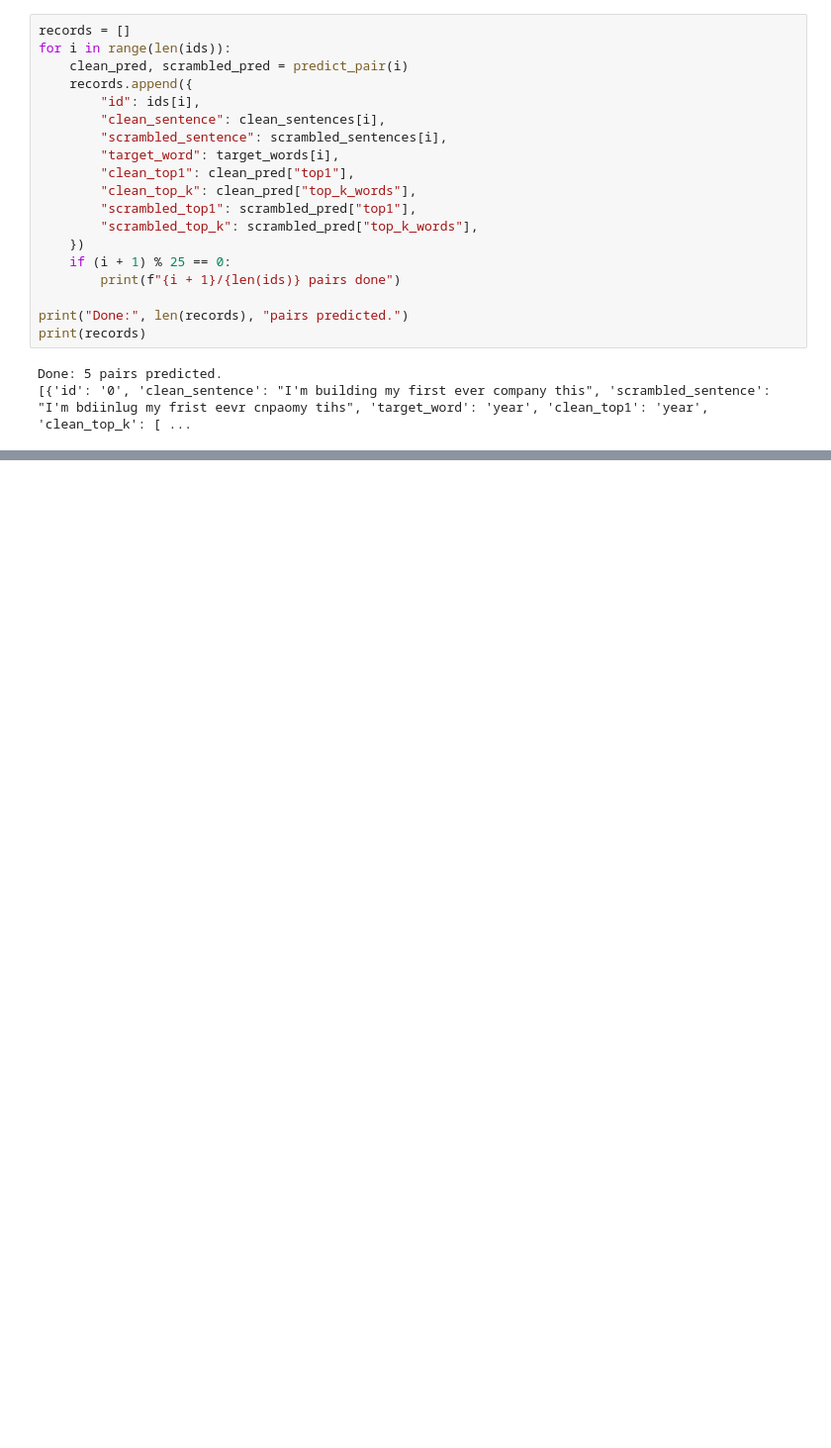
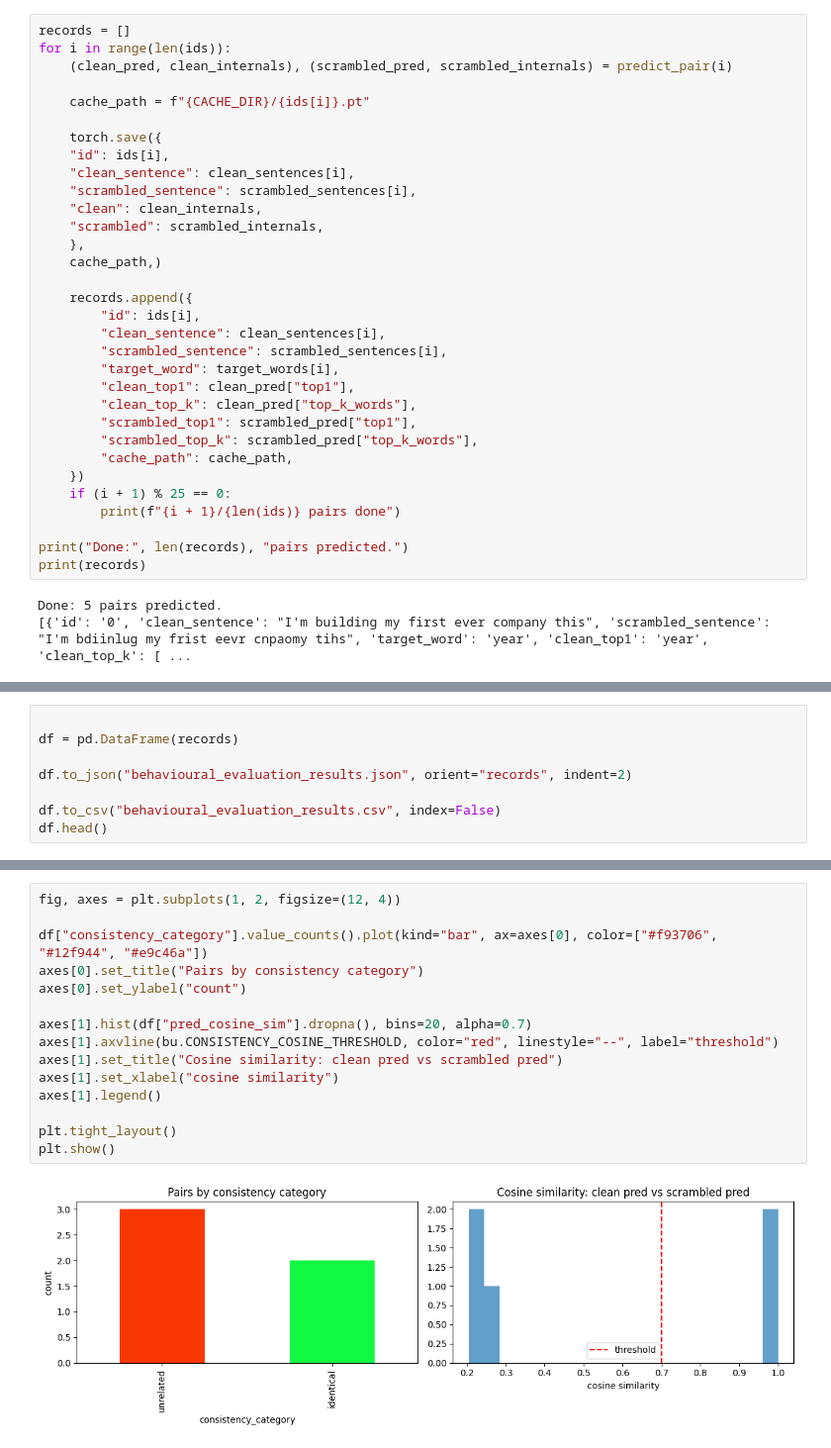
Before and after one commit to Dorcas-Joy-Kahunguka/sequence-modelling, a Jupyter notebook: mechinterp-typoglycemia/notebooks/behavioural-evaluation.ipynb, the cells around one changed output, grey strips where cells are left out. Shown at 99% size. Saved outputs shown, nothing was run; the diff lists cells and outputs as text; blank space fills up the shorter version.

Commit message:
feat: add internals caching, persistence and category analysis

```diff
--- a/mechinterp-typoglycemia/notebooks/behavioural-evaluation.ipynb
+++ b/mechinterp-typoglycemia/notebooks/behavioural-evaluation.ipynb
@@ -136,7 +159,19 @@ target_words ['year', 'day', 'judge', 'grant', 'idea']
 # %%
 records = []
 for i in range(len(ids)):
-    clean_pred, scrambled_pred = predict_pair(i)
+    (clean_pred, clean_internals), (scrambled_pred, scrambled_internals) = predict_pair(i)
+
+    cache_path = f"{CACHE_DIR}/{ids[i]}.pt"
+
+    torch.save({
+    "id": ids[i],
+    "clean_sentence": clean_sentences[i],
+    "scrambled_sentence": scrambled_sentences[i],
+    "clean": clean_internals,
+    "scrambled": scrambled_internals,
+    },
+    cache_path,)
+
     records.append({
         "id": ids[i],
         "clean_sentence": clean_sentences[i],
@@ -146,6 +181,7 @@ for i in range(len(ids)):
         "clean_top_k": clean_pred["top_k_words"],
         "scrambled_top1": scrambled_pred["top1"],
         "scrambled_top_k": scrambled_pred["top_k_words"],
+        "cache_path": cache_path,
     })
     if (i + 1) % 25 == 0:
         print(f"{i + 1}/{len(ids)} pairs done")
@@ -162,0 +209,8 @@ for r in records:
+# %%
+
+df = pd.DataFrame(records)
+
+df.to_json("behavioural_evaluation_results.json", orient="records", indent=2)
+
+df.to_csv("behavioural_evaluation_results.csv", index=False)
+df.head()
@@ -162,0 +224,17 @@ for r in records:
+# %%
+fig, axes = plt.subplots(1, 2, figsize=(12, 4))
+
+df["consistency_category"].value_counts().plot(kind="bar", ax=axes[0], color=["#f93706", "#12f944", "#e9c46a"])
+axes[0].set_title("Pairs by consistency category")
+axes[0].set_ylabel("count")
+
+axes[1].hist(df["pred_cosine_sim"].dropna(), bins=20, alpha=0.7)
+axes[1].axvline(bu.CONSISTENCY_COSINE_THRESHOLD, color="red", linestyle="--", label="threshold")
+axes[1].set_title("Cosine similarity: clean pred vs scrambled pred")
+axes[1].set_xlabel("cosine similarity")
+axes[1].legend()
+
+plt.tight_layout()
+plt.show()
+# %% [output]
+[figure, added]
```
Also changed, not shown: parts of 11 cells of this notebook.
